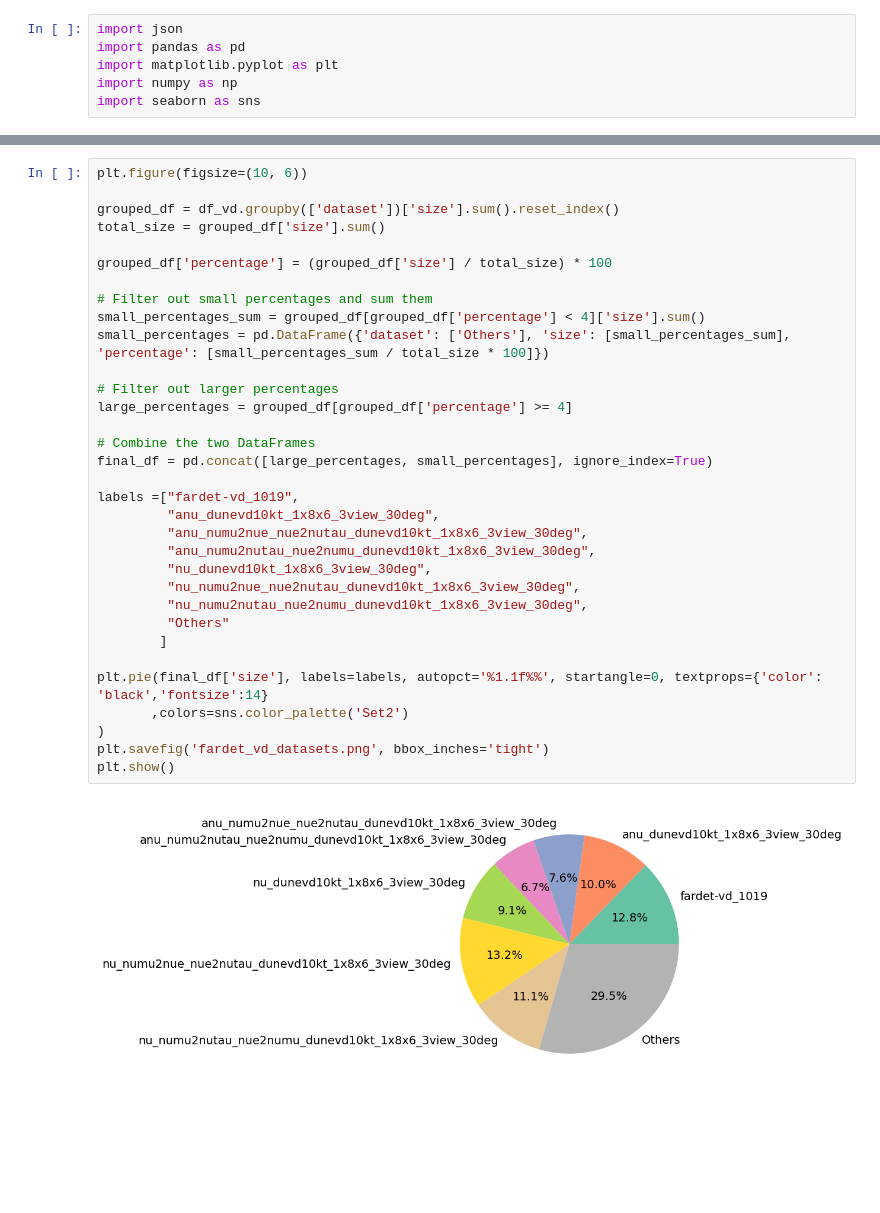
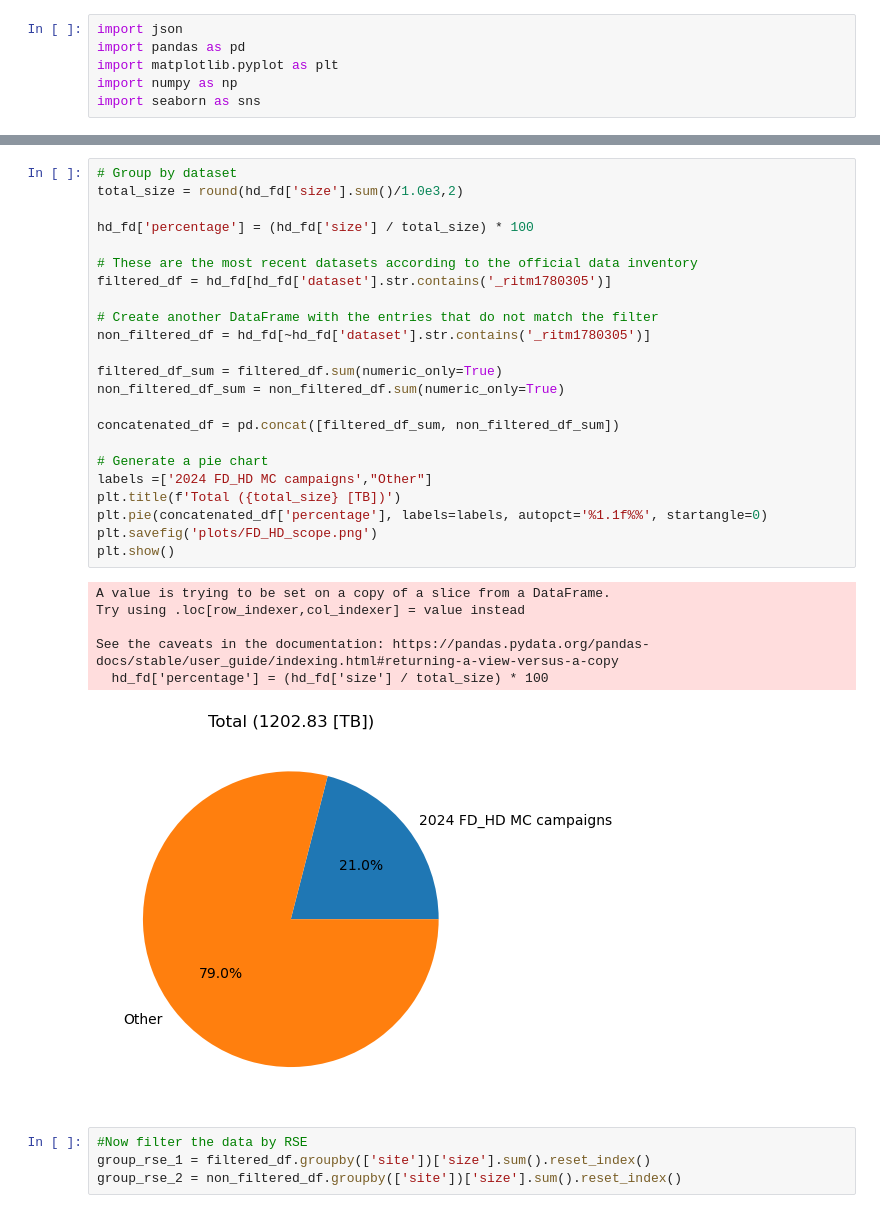
Before and after one commit to DUNE/data-mgmt-ops, a Jupyter notebook: data-collections-manager/notebooks/dcm_rucio_scopes_plots.ipynb, the cells around one changed output, grey strips where cells are left out. Cells and saved outputs as stored; diff of their text form; blank space fills up the shorter version.

```diff
--- a/data-collections-manager/notebooks/dcm_rucio_scopes_plots.ipynb
+++ b/data-collections-manager/notebooks/dcm_rucio_scopes_plots.ipynb
@@ -135,35 +174,34 @@ plt.show()
-# %%
-plt.figure(figsize=(10, 6))
-
-grouped_df = df_vd.groupby(['dataset'])['size'].sum().reset_index()
-total_size = grouped_df['size'].sum()
-
-grouped_df['percentage'] = (grouped_df['size'] / total_size) * 100
-
-# Filter out small percentages and sum them
-small_percentages_sum = grouped_df[grouped_df['percentage'] < 4]['size'].sum()
-small_percentages = pd.DataFrame({'dataset': ['Others'], 'size': [small_percentages_sum], 'percentage': [small_percentages_sum / total_size * 100]})
-
-# Filter out larger percentages
-large_percentages = grouped_df[grouped_df['percentage'] >= 4]
-
-# Combine the two DataFrames
-final_df = pd.concat([large_percentages, small_percentages], ignore_index=True)
-
-labels =["fardet-vd_1019",
-         "anu_dunevd10kt_1x8x6_3view_30deg",
-         "anu_numu2nue_nue2nutau_dunevd10kt_1x8x6_3view_30deg",
-         "anu_numu2nutau_nue2numu_dunevd10kt_1x8x6_3view_30deg",
-         "nu_dunevd10kt_1x8x6_3view_30deg",
-         "nu_numu2nue_nue2nutau_dunevd10kt_1x8x6_3view_30deg",
-         "nu_numu2nutau_nue2numu_dunevd10kt_1x8x6_3view_30deg",
-         "Others"
-        ]
-
-plt.pie(final_df['size'], labels=labels, autopct='%1.1f%%', startangle=0, textprops={'color': 'black','fontsize':14}
-       ,colors=sns.color_palette('Set2')
-)
-plt.savefig('fardet_vd_datasets.png', bbox_inches='tight')
-plt.show()
-# %% [output]
-[figure, removed]
+# %%
+# Group by dataset
+total_size = round(hd_fd['size'].sum()/1.0e3,2)
+
+hd_fd['percentage'] = (hd_fd['size'] / total_size) * 100
+
+# These are the most recent datasets according to the official data inventory
+filtered_df = hd_fd[hd_fd['dataset'].str.contains('_ritm1780305')]
+
+# Create another DataFrame with the entries that do not match the filter
+non_filtered_df = hd_fd[~hd_fd['dataset'].str.contains('_ritm1780305')]
+
+filtered_df_sum = filtered_df.sum(numeric_only=True)
+non_filtered_df_sum = non_filtered_df.sum(numeric_only=True)
+
+concatenated_df = pd.concat([filtered_df_sum, non_filtered_df_sum])
+
+# Generate a pie chart
+labels =['2024 FD_HD MC campaigns',"Other"]
+plt.title(f'Total ({total_size} [TB])')
+plt.pie(concatenated_df['percentage'], labels=labels, autopct='%1.1f%%', startangle=0)
+plt.savefig('plots/FD_HD_scope.png')
+plt.show()
+# %% [output]
+A value is trying to be set on a copy of a slice from a DataFrame.
+Try using .loc[row_indexer,col_indexer] = value instead
+
+See the caveats in the documentation: https://pandas.pydata.org/pandas-docs/stable/user_guide/indexing.html#returning-a-view-versus-a-copy
+  hd_fd['percentage'] = (hd_fd['size'] / total_size) * 100
+[figure, added]
+# %%
+#Now filter the data by RSE
+group_rse_1 = filtered_df.groupby(['site'])['size'].sum().reset_index()
+group_rse_2 = non_filtered_df.groupby(['site'])['size'].sum().reset_index()
```
Also changed, not shown: parts of 31 cells of this notebook, 1 other file.
